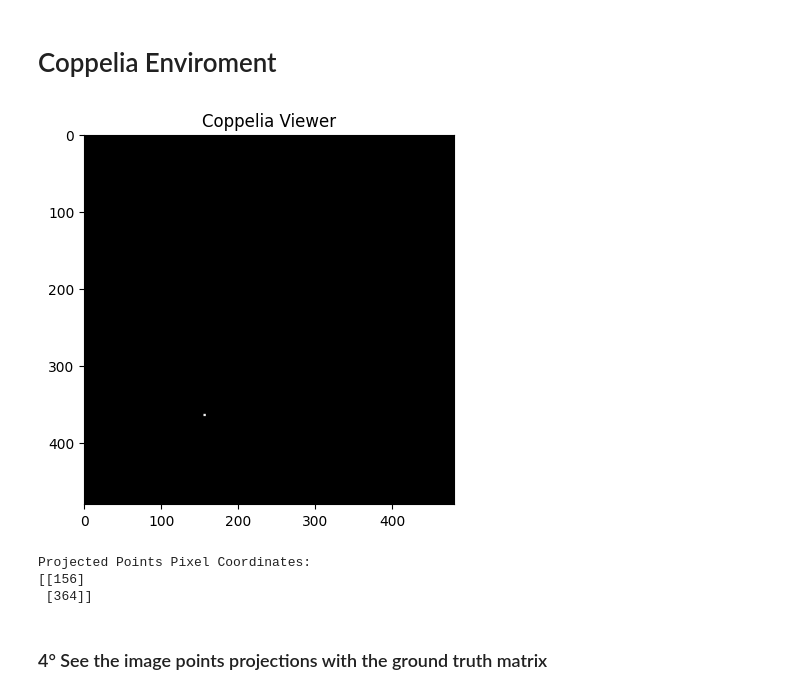
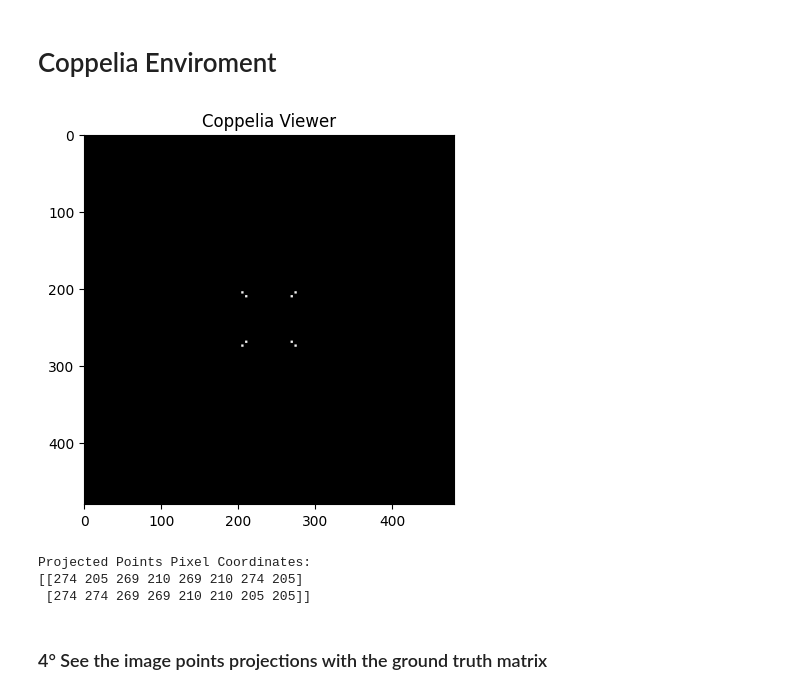
Before and after one commit to loolirer/Rigid-Body-Tracking, a Jupyter notebook: Studies/Camera Calibratrion.ipynb, the cells around one changed output. Cells and saved outputs as stored; diff of their text form; code cells hidden in the pictures.

Commit message:
Projection of multiple points

```diff
--- a/Studies/Camera Calibratrion.ipynb
+++ b/Studies/Camera Calibratrion.ipynb
@@ -227,59 +236,71 @@ markersPointCloud = sim.createPointCloud(1, 1, 8, 3)
 markersColor = list([255,255,255])
 
 # Insert points into point cloud
-points = np.concatenate(interestPoint)
+points = np.concatenate(interestPoints.T)
 
 totalPointCnt = sim.insertPointsIntoPointCloud(markersPointCloud, 0, points, markersColor)
 
-coppeliaCentroids = []
+coppeliaCentroids = None
 img = []
 
 # Other blob detection method
+firstLoop = True
 while (t := sim.getSimulationTime()) < 1:
     img, resX, resY = sim.getVisionSensorCharImage(visionSensorHandle)
     img = np.frombuffer(img, dtype=np.uint8).reshape(resY, resX, 3)
 
     # In CoppeliaSim images are left to right (x-axis), and bottom to top (y-axis)
     # (consistent with the axes of vision sensors, pointing Z outwards, Y up)
     # and color format is RGB triplets, whereas OpenCV uses BGR:
     img = cv2.flip(cv2.cvtColor(img, cv2.COLOR_BGR2RGB), 1)
 
     gray_image = cv2.cvtColor(img, cv2.COLOR_BGR2GRAY)
 
     # Convert the grayscale image to binary image
     _,thresh = cv2.threshold(gray_image,127,255,0)
 
-    # Calculate moments of binary image
-    M = cv2.moments(thresh)
+    contours, hierarchy = cv2.findContours(thresh,cv2.RETR_TREE,cv2.CHAIN_APPROX_SIMPLE)
 
-    # Calculate x,y coordinate of center
-    if M["m00"] != 0:
-        cX = int(M["m10"] / M["m00"])
-        cY = int(M["m01"] / M["m00"])
-    else:
-        print('No point was detected!')
-        break
+    if firstLoop:
+        for c in contours:
+            # Calculate moments of each contour
+            M = cv2.moments(c)
 
-    coppeliaCentroids = np.array([cX, cY]).reshape(-1,1)
+            # Calculate x,y coordinate of center
+            if M["m00"] != 0:
+                cX = int(M["m10"] / M["m00"])
+                cY = int(M["m01"] / M["m00"])
+            else:
+                print('Point not detected!')
+                break
+
+            centroids = np.array([cX, cY]).reshape(-1,1)
+
+            if coppeliaCentroids is None:
+                coppeliaCentroids = centroids
+            else:
+                coppeliaCentroids = np.hstack((coppeliaCentroids, centroids))
+
+        firstLoop = False
 
 # Restore the original idle loop frequency:
 sim.setInt32Param(sim.intparam_idle_fps, defaultIdleFps)
 
 sim.stopSimulation()
 
 # Display the image
 plt.imshow(img)
 plt.title('Coppelia Viewer')
 plt.show()
 
 # Print Results (Compare with math model!)
 print('Projected Points Pixel Coordinates:')
 print(coppeliaCentroids)
 # %% [output]
-[figure, old version]
+[figure, new version]
 Projected Points Pixel Coordinates:
-[[156]
- [364]]
+[[274 205 269 210 269 210 274 205]
+ [274 274 269 269 210 210 205 205]]
 # %% [markdown]
 ### 4° See the image points projections with the ground truth matrix
 # %%
```
Also changed, not shown: parts of 1 cell of this notebook.
